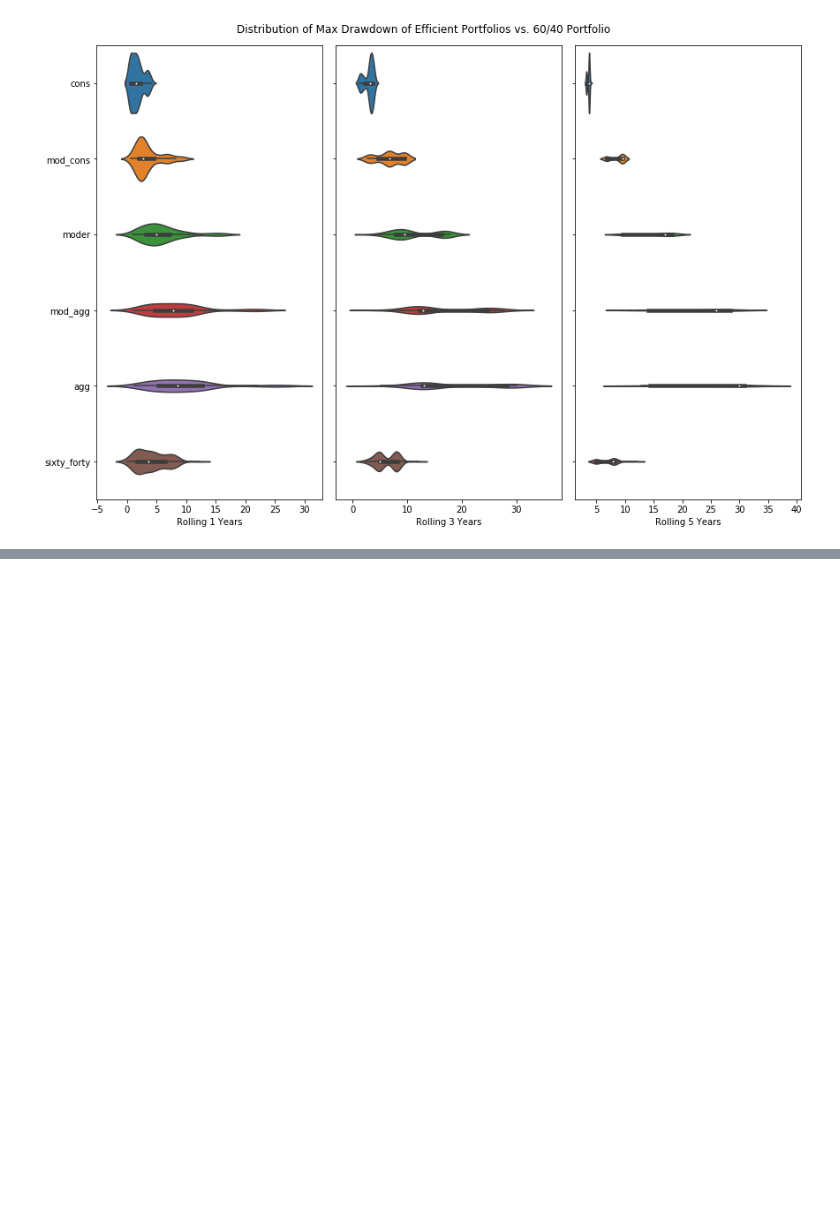
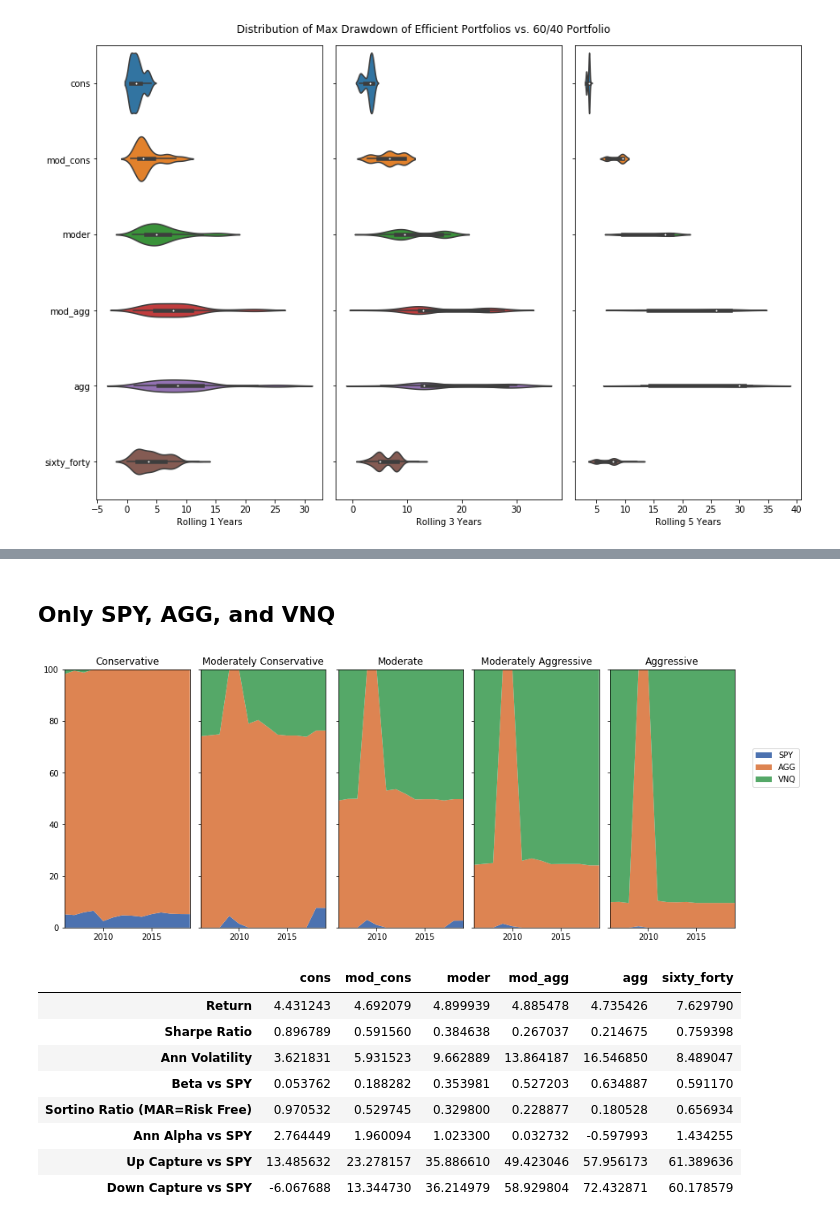
Before and after one commit to memckee/eff_frontier, a Jupyter notebook: EfficientFrontier.ipynb, the cells around one changed output, grey strips where cells are left out. Drawn from its saved outputs; the diff is of its cells as text; code cells hidden in the pictures; blank space fills up the shorter version.

```diff
--- a/EfficientFrontier.ipynb
+++ b/EfficientFrontier.ipynb
@@ -419,0 +636,23 @@ for stat in stats:
+# %% [markdown]
+## Only SPY, AGG, and VNQ
+# %%
+years = np.arange(2006, 2020, 1)
+risk_levels = ['cons', 'mod_cons', 'moder', 'mod_agg', 'agg']
+select_etfs = ['SPY','AGG','VNQ']
+
+port_returns, port_weights = generate_ann_ports(etf_returns[select_etfs], years, risk_levels)
+port_returns = pd.concat([port_returns,sixty_forty],axis=1,join='inner').rename(columns={0:'sixty_forty'})
+
+plot_weights(port_weights)
+get_stats(port_returns,etf_history['SPY'],risk_free)
+# %% [output]
+[figure, added]
+|  | cons | mod_cons | moder | mod_agg | agg | sixty_forty |
+| Return | 4.431243 | 4.692079 | 4.899939 | 4.885478 | 4.735426 | 7.629790 |
+| Sharpe Ratio | 0.896789 | 0.591560 | 0.384638 | 0.267037 | 0.214675 | 0.759398 |
+| Ann Volatility | 3.621831 | 5.931523 | 9.662889 | 13.864187 | 16.546850 | 8.489047 |
+| Beta vs SPY | 0.053762 | 0.188282 | 0.353981 | 0.527203 | 0.634887 | 0.591170 |
+| Sortino Ratio (MAR=Risk Free) | 0.970532 | 0.529745 | 0.329800 | 0.228877 | 0.180528 | 0.656934 |
+| Ann Alpha vs SPY | 2.764449 | 1.960094 | 1.023300 | 0.032732 | -0.597993 | 1.434255 |
+| Up Capture vs SPY | 13.485632 | 23.278157 | 35.886610 | 49.423046 | 57.956173 | 61.389636 |
+| Down Capture vs SPY | -6.067688 | 13.344730 | 36.214979 | 58.929804 | 72.432871 | 60.178579 |
```
Also changed, not shown: parts of 35 cells of this notebook, 1 other file.
